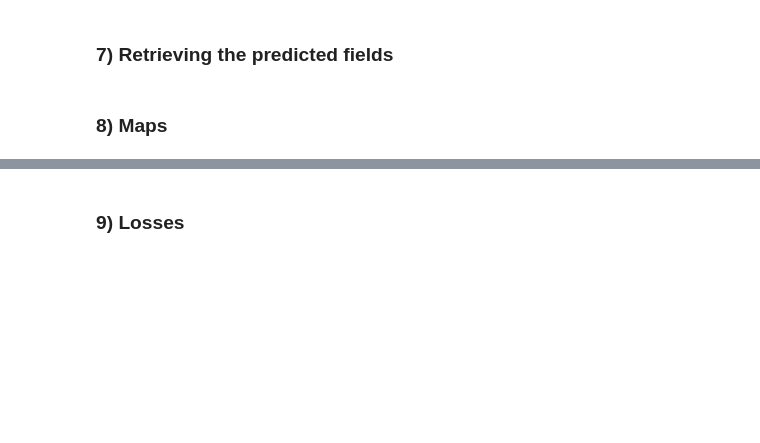
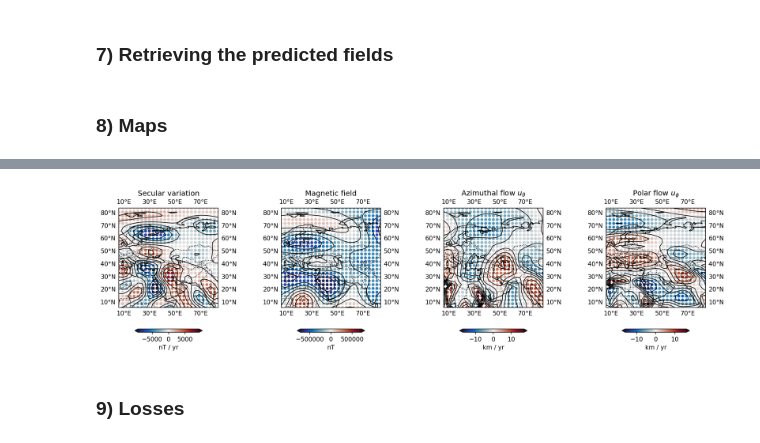
Before and after one commit to RomainClaveau/pygeopinn, a Jupyter notebook: PiNNs.ipynb, the cells around one changed output, grey strips where cells are left out. Saved outputs shown, nothing was run; the diff lists cells and outputs as text; code cells hidden in the pictures; blank space fills up the shorter version.

```diff
--- a/PiNNs.ipynb
+++ b/PiNNs.ipynb
@@ -535,3 +539,34 @@ fig.tight_layout()
+# %%
+maps = ["dbrdt", "br", "uth", "uph"]
+
+fig, axes = plt.subplots(1, len(maps), subplot_kw={'projection': ccrs.PlateCarree()}, sharex=True, sharey=True, figsize=(15, 4), dpi=150)
+
+for n, map in enumerate(maps):
+    pred = predictions[map]
+
+    # Maximum value took by the observations
+    vmax = numpy.max(numpy.abs(pred))
+
+    # Arguments for the plot
+    kwargs = {"cmap": cmocean.cm.balance, "vmin": -vmax, "vmax": vmax, "s": 15, "marker": "o"}
+
+    cb = axes[n].scatter(long_grid, lat_grid, c=pred, **kwargs)
+
+    axes[n].contour(long_grid, lat_grid, pred, colors=['black'], levels=10, linewidths=1, linestyles="solid")
+
+    axes[n].coastlines(resolution='110m')
+    axes[n].add_feature(cfeature.BORDERS, linestyle=':')
+    axes[n].gridlines(draw_labels=True, dms=True, x_inline=False, y_inline=False, alpha=0.3)
+    axes[n].set_title(suptitles[map])
+
+    cbar = plt.colorbar(cb, orientation="horizontal", shrink=0.5, extend="both")
+
+    cbar.set_label(units[map])
+
+plt.tight_layout()
+plt.savefig(f"{folder}predictions.png")
+# %% [output]
+[figure, added]
 # %% [markdown]
 ### 9) Losses
 # %%
```
Also changed, not shown: parts of 10 cells of this notebook, 56 other files.
